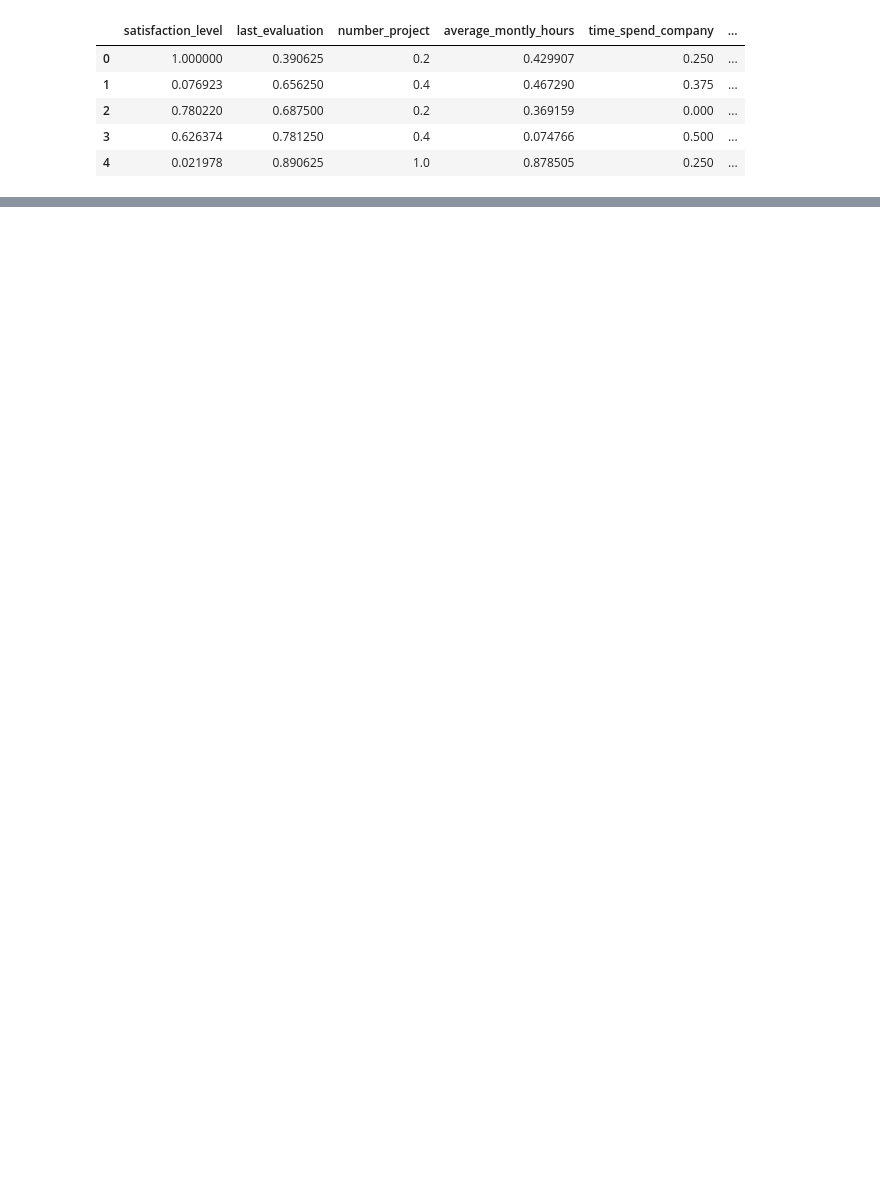
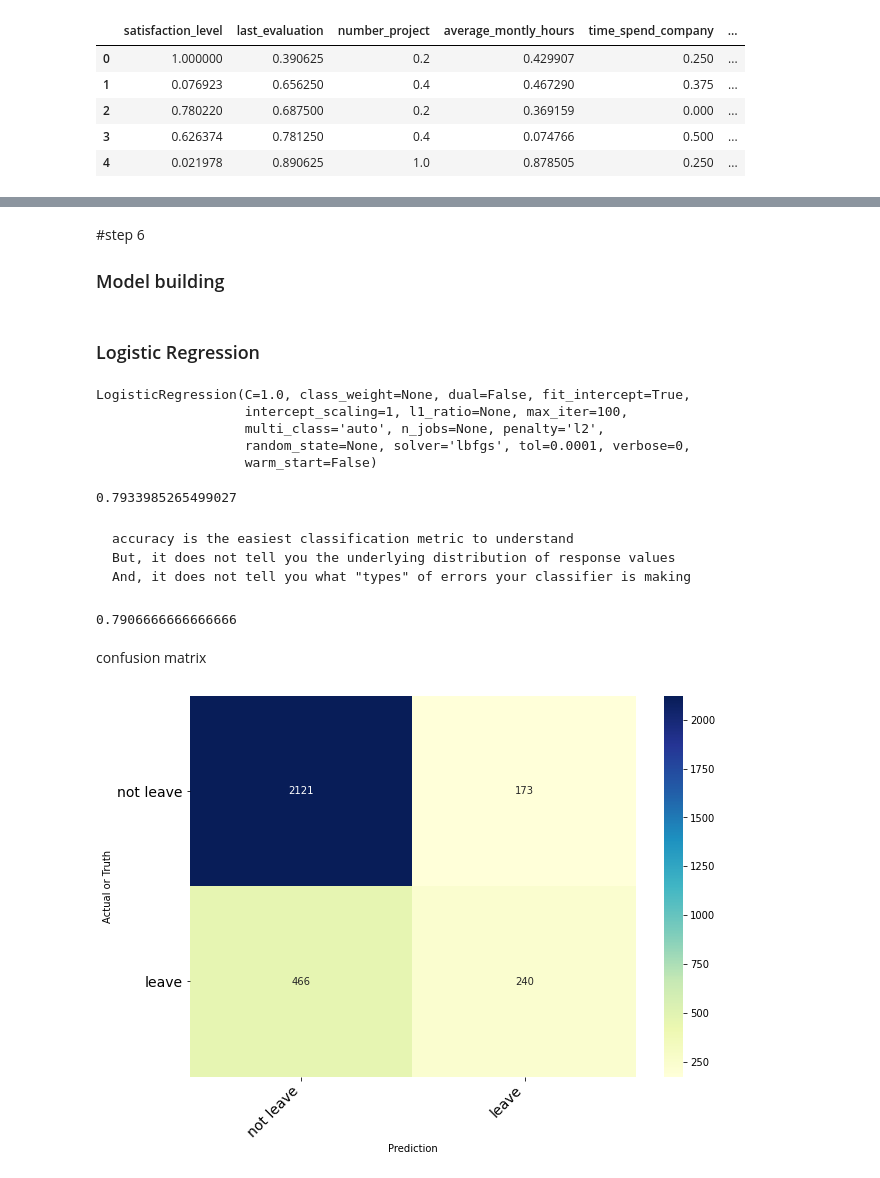
Before and after one commit to sbhardwaj97/employee-turnover-, a Jupyter notebook: project_work.ipynb, the cells around one changed output, grey strips where cells are left out. Drawn from its saved outputs; the diff is of its cells as text; code cells hidden in the pictures; blank space fills up the shorter version.

```diff
--- a/project_work.ipynb
+++ b/project_work.ipynb
@@ -203,0 +241,5 @@ X_train_scale.head(5)
+# %% [markdown]
+#step 6
+<h3>Model building
+# %% [markdown]
+<h3>Logistic Regression
@@ -203,0 +253,68 @@ X_train_scale.head(5)
+# %%
+skk=StratifiedKFold(shuffle=True,n_splits=10)
+logreg = LogisticRegression()
+logreg.fit(X_train_scale, y_train)
+# %% [output]
+LogisticRegression(C=1.0, class_weight=None, dual=False, fit_intercept=True,
+                   intercept_scaling=1, l1_ratio=None, max_iter=100,
+                   multi_class='auto', n_jobs=None, penalty='l2',
+                   random_state=None, solver='lbfgs', tol=0.0001, verbose=0,
+                   warm_start=False)
+# %%
+score=cross_val_score(logreg,X_train_scale,y_train,cv=skk,scoring='accuracy') # Training score
+print(score.mean())
+# %% [output]
+0.7933985265499027
+# %% [markdown]
+<pre>accuracy is the easiest classification metric to understand
+But, it does not tell you the underlying distribution of response values
+And, it does not tell you what "types" of errors your classifier is making </pre>
+# %%
+scoretest=cross_val_score(logreg,X_test_scale,y_test,cv=skk,scoring='accuracy') # Testing score
+print(scoretest.mean())
+# %% [output]
+0.7906666666666666
+# %% [markdown]
+confusion matrix
+# %%
+pre=logreg.predict(X_test_scale)
+# %%
+# Source code credit for this function: https://gist.github.com/shaypal5/94c53d765083101efc0240d776a23823
+def print_confusion_matrix(confusion_matrix, class_names, figsize = (10,7), fontsize=14):
+    """Prints a confusion matrix, as returned by sklearn.metrics.confusion_matrix, as a heatmap.
+
+    Arguments
+    ---------
+    confusion_matrix: numpy.ndarray
+        The numpy.ndarray object returned from a call to sklearn.metrics.confusion_matrix.
+        Similarly constructed ndarrays can also be used.
+    class_names: list
+        An ordered list of class names, in the order they index the given confusion matrix.
+    figsize: tuple
+        A 2-long tuple, the first value determining the horizontal size of the ouputted figure,
+        the second determining the vertical size. Defaults to (10,7).
+    fontsize: int
+        Font size for axes labels. Defaults to 14.
+
+    Returns
+    -------
+    matplotlib.figure.Figure
+        The resulting confusion matrix figure
+    """
+    df_cm = pd.DataFrame(
+        confusion_matrix, index=class_names, columns=class_names,
+    )
+    fig = plt.figure(figsize=figsize)
+    try:
+        heatmap = sns.heatmap(df_cm, annot=True, fmt="d",cmap="YlGnBu")
+    except ValueError:
+        raise ValueError("Confusion matrix values must be integers.")
+    heatmap.yaxis.set_ticklabels(heatmap.yaxis.get_ticklabels(), rotation=0, ha='right', fontsize=fontsize)
+    heatmap.xaxis.set_ticklabels(heatmap.xaxis.get_ticklabels(), rotation=45, ha='right', fontsize=fontsize)
+    plt.ylabel('Actual or Truth')
+    plt.xlabel('Prediction')
+# %%
+cm = confusion_matrix(y_test,pre)
+print_confusion_matrix(cm,["not leave","leave"])
+# %% [output]
+[figure, added]
```
Also changed, not shown: parts of 22 cells of this notebook.
